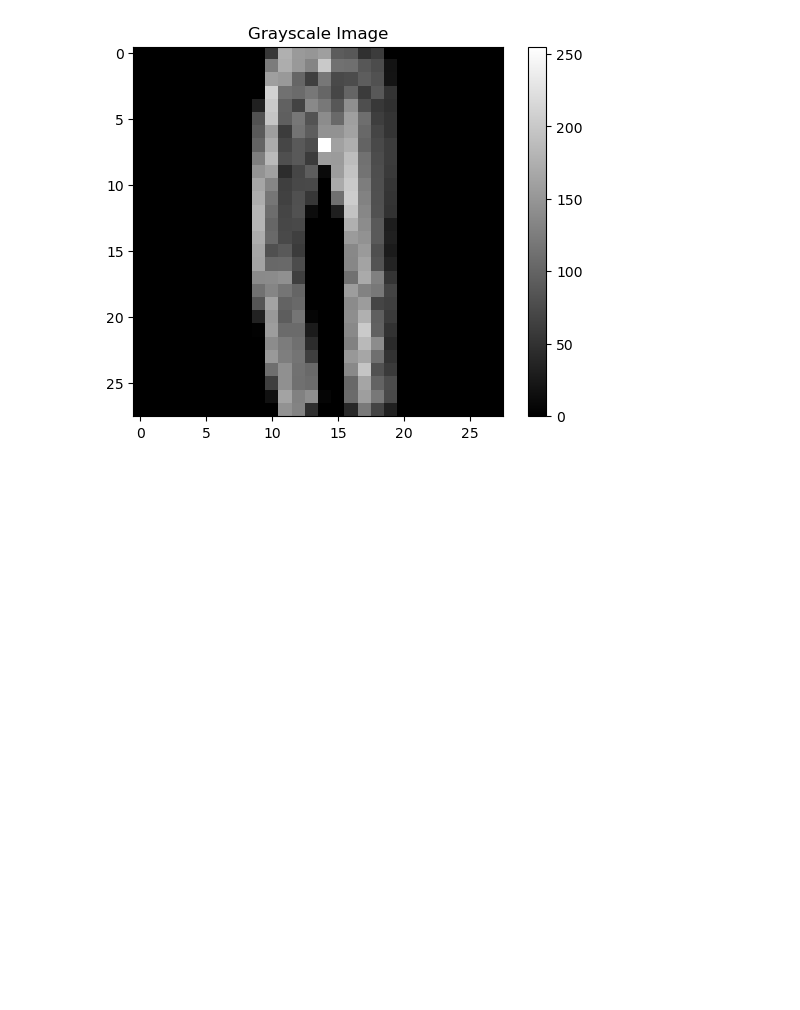
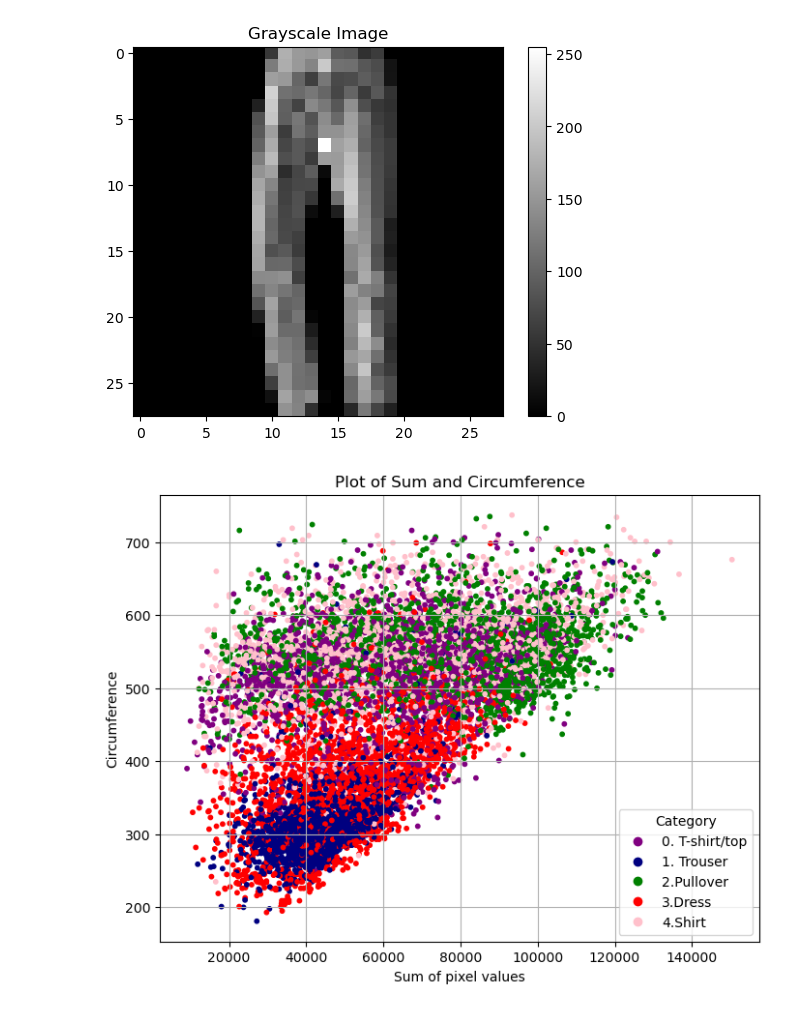
Before and after one commit to eloplope/Fashion-classifier, a Jupyter notebook: exploratory_analysis.ipynb, the cells around one changed output. Cells and saved outputs as stored; diff of their text form; code cells hidden in the pictures; blank space fills up the shorter version.

```diff
--- a/exploratory_analysis.ipynb
+++ b/exploratory_analysis.ipynb
@@ -23,0 +35,22 @@ plt.show()
+# %%
+# Step 1: Extract x and y coordinates
+x_coords = [point[0] for point in imagesums]
+y_coords = [point[1] for point in imagesums]
+from matplotlib.colors import ListedColormap
+
+
+plt.figure(figsize=(8, 6))
+colors = ["purple", "navy", "green", "red", "pink"]
+cmap = ListedColormap(colors)
+scatter = plt.scatter(x_coords, y_coords, c=label, cmap=cmap, s=10, label='Points')
+labesnames=["0. T-shirt/top", "1. Trouser","2.Pullover","3.Dress","4.Shirt"]
+
+
+plt.legend(handles=scatter.legend_elements()[0], labels=labesnames, title="Category")
+plt.title("Plot of Sum and Circumference")
+plt.xlabel("Sum of pixel values")
+plt.ylabel("Circumference")
+plt.grid(True)
+plt.show()
+# %% [output]
+[figure, added]
```
Also changed, not shown: parts of 7 cells of this notebook.
